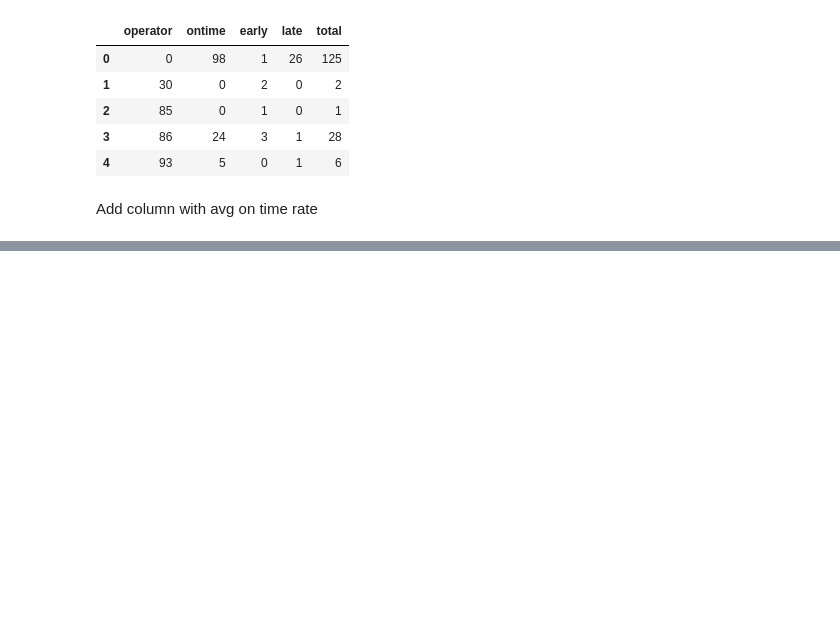
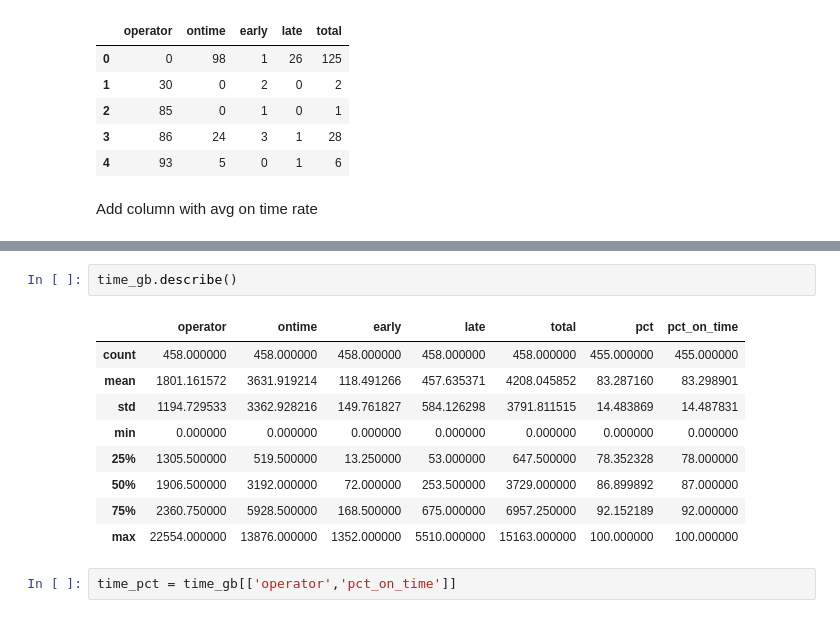
Before and after one commit to NSS-Data-Analytics-Cohort-7/wego-shut_up_and_take_my_query, a Jupyter notebook: notebooks/wego_five_otp.ipynb, the cells around one changed output, grey strips where cells are left out. Cells and saved outputs as stored; diff of their text form; blank space fills up the shorter version.

```diff
--- a/notebooks/wego_five_otp.ipynb
+++ b/notebooks/wego_five_otp.ipynb
@@ -141,0 +153,14 @@ time_gb.head()
+# %%
+time_gb.describe()
+# %% [output]
+|  | operator | ontime | early | late | total | pct | pct_on_time |
+| count | 458.000000 | 458.000000 | 458.000000 | 458.000000 | 458.000000 | 455.000000 | 455.000000 |
+| mean | 1801.161572 | 3631.919214 | 118.491266 | 457.635371 | 4208.045852 | 83.287160 | 83.298901 |
+| std | 1194.729533 | 3362.928216 | 149.761827 | 584.126298 | 3791.811515 | 14.483869 | 14.487831 |
+| min | 0.000000 | 0.000000 | 0.000000 | 0.000000 | 0.000000 | 0.000000 | 0.000000 |
+| 25% | 1305.500000 | 519.500000 | 13.250000 | 53.000000 | 647.500000 | 78.352328 | 78.000000 |
+| 50% | 1906.500000 | 3192.000000 | 72.000000 | 253.500000 | 3729.000000 | 86.899892 | 87.000000 |
+| 75% | 2360.750000 | 5928.500000 | 168.500000 | 675.000000 | 6957.250000 | 92.152189 | 92.000000 |
+| max | 22554.000000 | 13876.000000 | 1352.000000 | 5510.000000 | 15163.000000 | 100.000000 | 100.000000 |
+# %%
+time_pct = time_gb[['operator','pct_on_time']]
```
Also changed, not shown: parts of 8 cells of this notebook, 1 other file.
